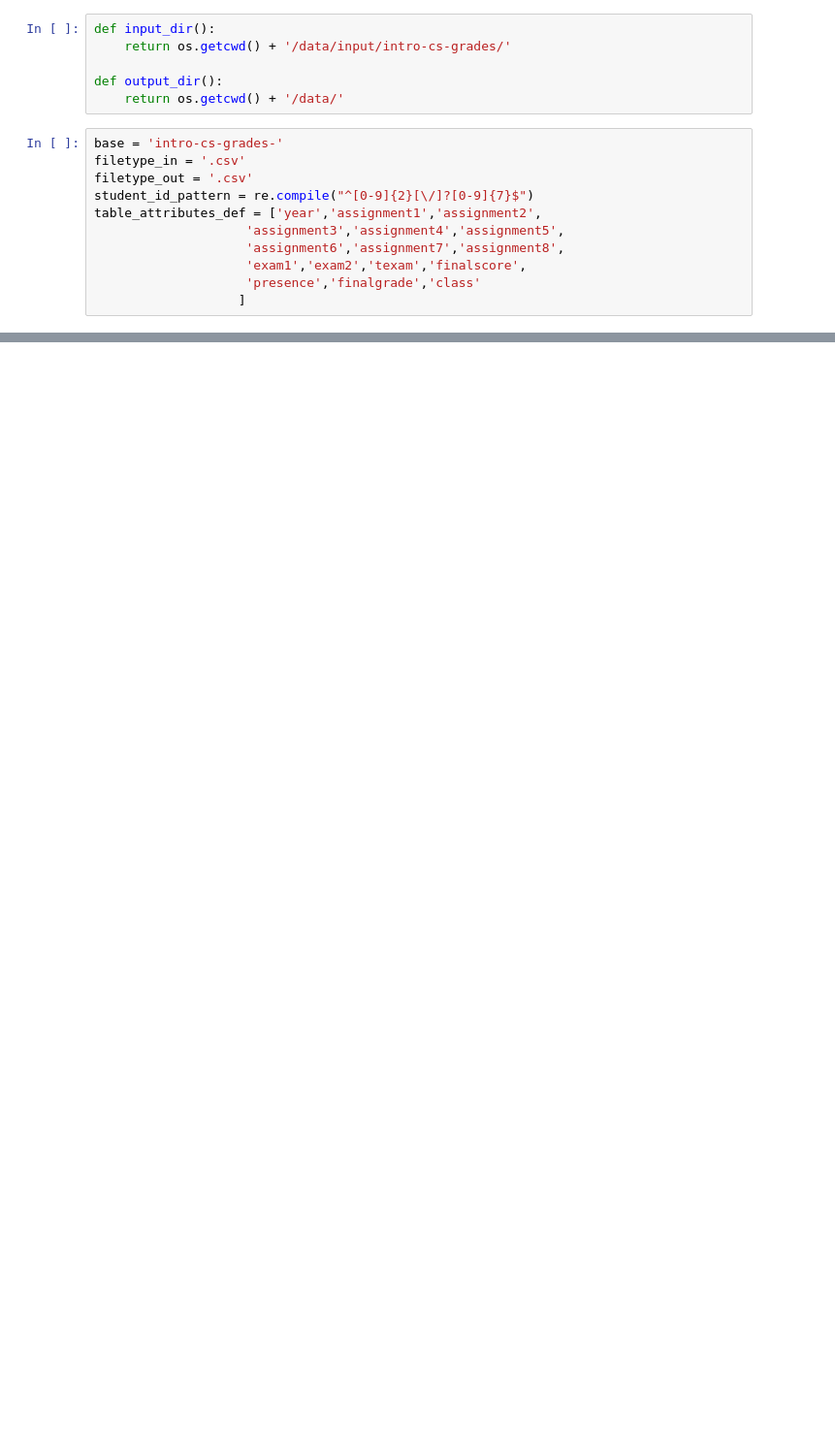
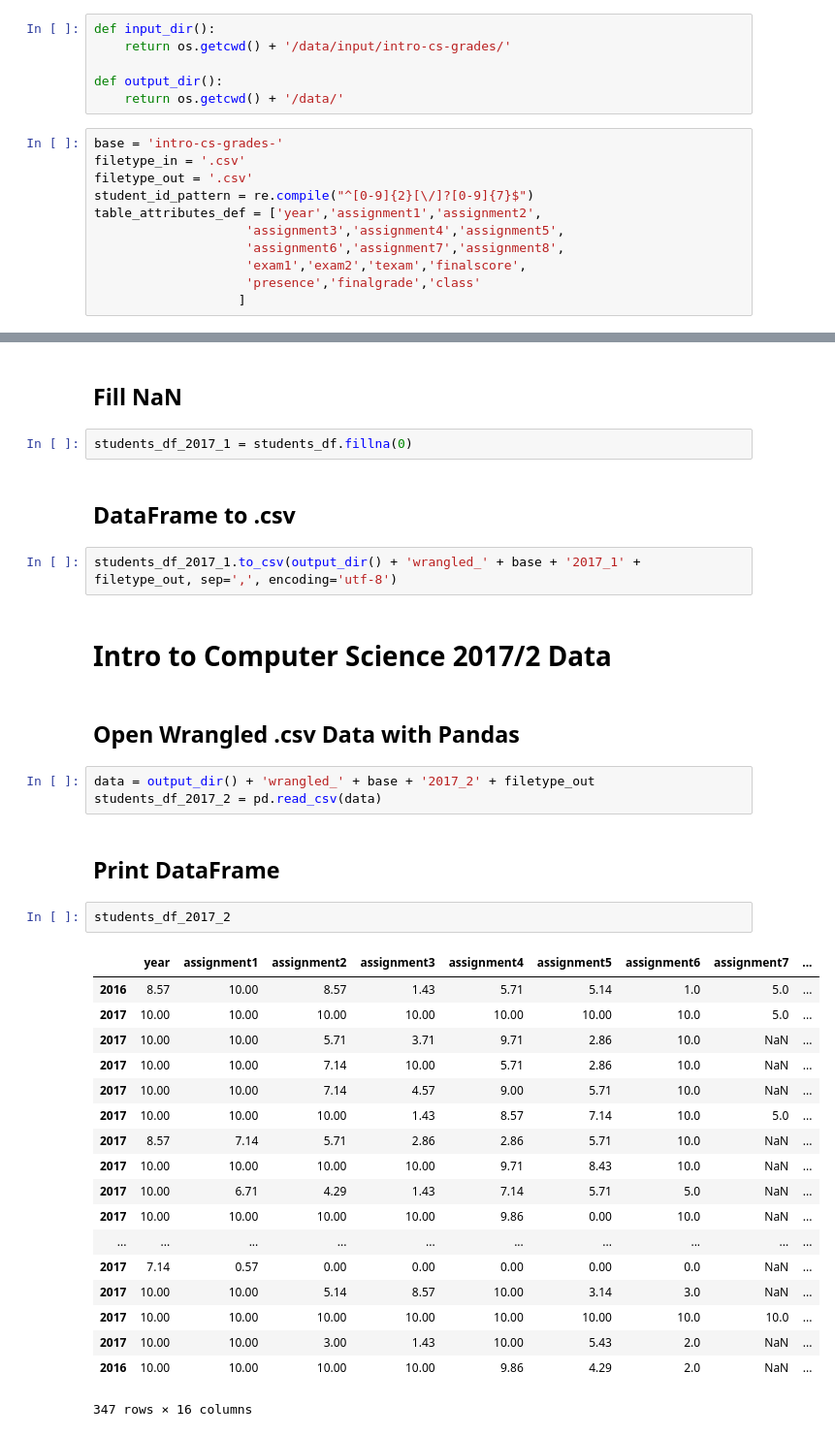
Before and after one commit to jonathanalmd/MLUndergradGrades-UnB-Data, a Jupyter notebook: data-wrangling.ipynb, the cells around one changed output, grey strips where cells are left out. Shown at 97% size. Cells and saved outputs as stored; diff of their text form; blank space fills up the shorter version.

```diff
--- a/data-wrangling.ipynb
+++ b/data-wrangling.ipynb
@@ -64,0 +115,38 @@ wrangle('2017_2')
+# %% [markdown]
+## Fill NaN
+# %%
+students_df_2017_1 = students_df.fillna(0)
+# %% [markdown]
+## DataFrame to .csv
+# %%
+students_df_2017_1.to_csv(output_dir() + 'wrangled_' + base + '2017_1' + filetype_out, sep=',', encoding='utf-8')
+# %% [markdown]
+# Intro to Computer Science 2017/2 Data
+# %% [markdown]
+## Open Wrangled .csv Data with Pandas
+# %%
+data = output_dir() + 'wrangled_' + base + '2017_2' + filetype_out
+students_df_2017_2 = pd.read_csv(data)
+# %% [markdown]
+## Print DataFrame
+# %%
+students_df_2017_2
+# %% [output]
+|  | year | assignment1 | assignment2 | assignment3 | assignment4 | assignment5 | assignment6 | assignment7 | ... |
+| 2016 | 8.57 | 10.00 | 8.57 | 1.43 | 5.71 | 5.14 | 1.0 | 5.0 | ... |
+| 2017 | 10.00 | 10.00 | 10.00 | 10.00 | 10.00 | 10.00 | 10.0 | 5.0 | ... |
+| 2017 | 10.00 | 10.00 | 5.71 | 3.71 | 9.71 | 2.86 | 10.0 | NaN | ... |
+| 2017 | 10.00 | 10.00 | 7.14 | 10.00 | 5.71 | 2.86 | 10.0 | NaN | ... |
+| 2017 | 10.00 | 10.00 | 7.14 | 4.57 | 9.00 | 5.71 | 10.0 | NaN | ... |
+| 2017 | 10.00 | 10.00 | 10.00 | 1.43 | 8.57 | 7.14 | 10.0 | 5.0 | ... |
+| 2017 | 8.57 | 7.14 | 5.71 | 2.86 | 2.86 | 5.71 | 10.0 | NaN | ... |
+| 2017 | 10.00 | 10.00 | 10.00 | 10.00 | 9.71 | 8.43 | 10.0 | NaN | ... |
+| 2017 | 10.00 | 6.71 | 4.29 | 1.43 | 7.14 | 5.71 | 5.0 | NaN | ... |
+| 2017 | 10.00 | 10.00 | 10.00 | 10.00 | 9.86 | 0.00 | 10.0 | NaN | ... |
+| ... | ... | ... | ... | ... | ... | ... | ... | ... | ... |
+| 2017 | 7.14 | 0.57 | 0.00 | 0.00 | 0.00 | 0.00 | 0.0 | NaN | ... |
+| 2017 | 10.00 | 10.00 | 5.14 | 8.57 | 10.00 | 3.14 | 3.0 | NaN | ... |
+| 2017 | 10.00 | 10.00 | 10.00 | 10.00 | 10.00 | 10.00 | 10.0 | 10.0 | ... |
+| 2017 | 10.00 | 10.00 | 3.00 | 1.43 | 10.00 | 5.43 | 2.0 | NaN | ... |
+| 2016 | 10.00 | 10.00 | 10.00 | 10.00 | 9.86 | 4.29 | 2.0 | NaN | ... |
+347 rows × 16 columns
```
Also changed, not shown: parts of 19 cells of this notebook, 2 other files.
